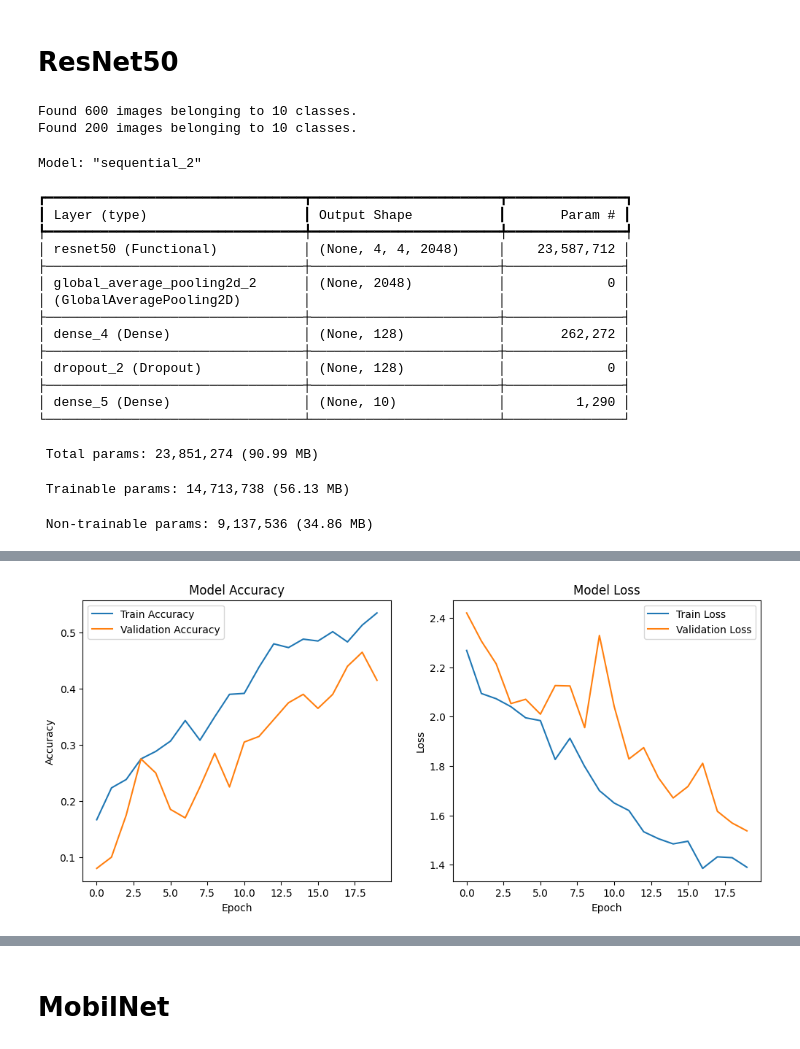
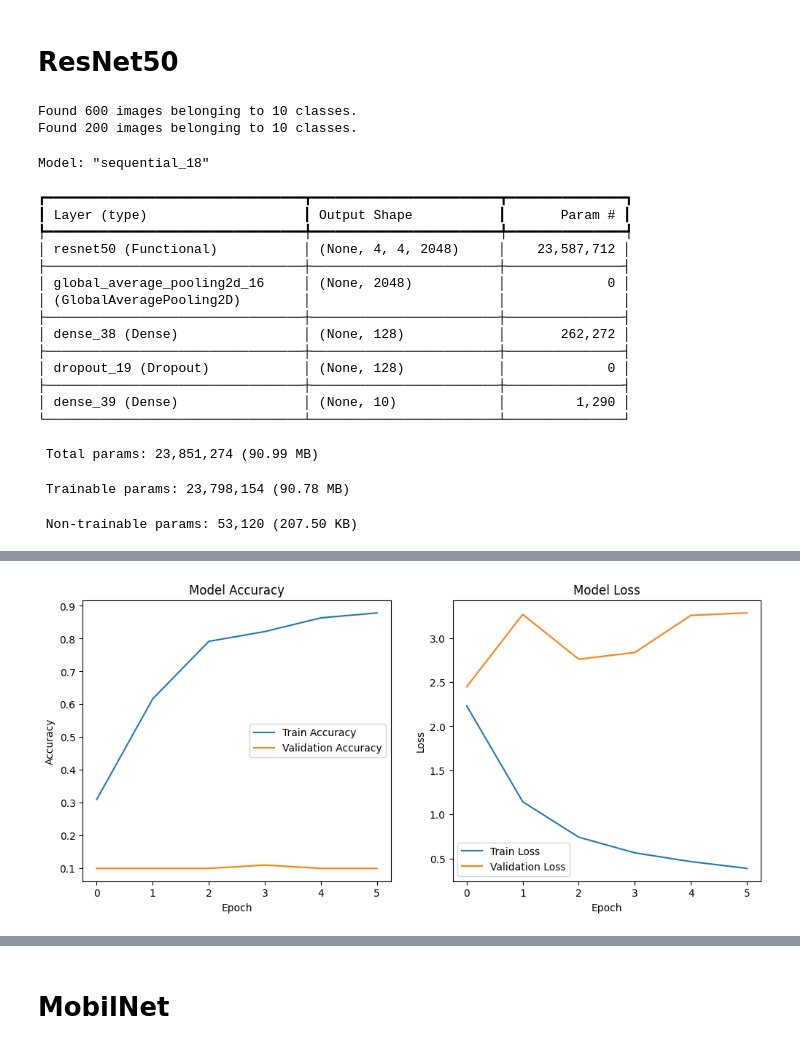
Before and after one commit to antoinedenovembre/deep_learning_IPSI3, a Jupyter notebook: main.ipynb, the cells around one changed output, grey strips where cells are left out. Cells and saved outputs as stored; diff of their text form; code cells hidden in the pictures.

```diff
--- a/main.ipynb
+++ b/main.ipynb
@@ -160,22 +161,19 @@ DATA_DIR = 'data/flowers/'
 TRAIN_DIR = DATA_DIR + 'train'
 TEST_DIR = DATA_DIR + 'test'
 
-train_datagenerator = ImageDataGenerator(
+datagenerator = ImageDataGenerator(
     rescale=1./255,
-    rotation_range=30,
-    width_shift_range=0.2,
-    height_shift_range=0.2,
-    shear_range=0.2,
-    zoom_range=0.2,
+    rotation_range=45,
+    width_shift_range=0.3,
+    height_shift_range=0.3,
+    shear_range=0.3,
+    zoom_range=0.3,
     horizontal_flip=True,
+    vertical_flip=True,
     fill_mode='nearest'
 )
 
-validation_datagenerator = ImageDataGenerator(
-    rescale=1./255
-)
-
-train_generator = train_datagenerator.flow_from_directory(
+train_generator = datagenerator.flow_from_directory(
     TRAIN_DIR,
     target_size=(128, 128),
     class_mode='categorical',
@@ -184,45 +182,43 @@ train_generator = train_datagenerator.flow_from_directory(
     color_mode='rgb'
 )
 
-validation_generator = validation_datagenerator.flow_from_directory(
+test_generator = datagenerator.flow_from_directory(
     TEST_DIR,
     target_size=(128, 128),
     class_mode='categorical',
-    batch_size=16,
-    shuffle=False,
     color_mode='rgb'
 )
 
 base_model = ResNet50(weights='imagenet', include_top=False, input_shape=(128, 128, 3))
 
-for layer in base_model.layers[:-30]:
-    layer.trainable = False
+for layer in base_model.layers[-10:]:
+    layer.trainable = True
 
 model = Sequential([
     base_model,
     GlobalAveragePooling2D(),
     Dense(128, activation='relu'),
-    Dropout(0.3),
+    Dropout(0.5),
     Dense(len(train_generator.class_indices), activation='softmax')
 ])
 
 model.compile(
-    optimizer=Adam(learning_rate=1e-6),
+    optimizer=Adam(learning_rate=0.0001),
     loss='categorical_crossentropy',
     metrics=['accuracy']
 )
 
 callbacks = [
     ReduceLROnPlateau(monitor='val_loss', factor=0.5, patience=2, verbose=1),
-    EarlyStopping(monitor='val_loss', patience=5, verbose=1, restore_best_weights=True)
+    EarlyStopping(monitor='val_loss', patience=5, verbose=1)
 ]
 
 model.summary()
 
 history = model.fit(
     train_generator,
-    epochs=50,
-    validation_data=validation_generator,
+    epochs=20,
+    validation_data=test_generator,
     callbacks=callbacks
 )
 
@@ -236,7 +232,6 @@ plt.xlabel('Epoch')
 plt.ylabel('Accuracy')
 plt.legend()
 
-# Loss
 plt.subplot(1, 2, 2)
 plt.plot(history.history['loss'], label='Train Loss')
 plt.plot(history.history['val_loss'], label='Validation Loss')
@@ -247,28 +242,28 @@ plt.legend()
 
 plt.show()
 
-loss, accuracy = model.evaluate(validation_generator)
+loss, accuracy = model.evaluate(test_generator)
 print(f"Test Loss: {loss:.4f}")
 print(f"Test Accuracy: {accuracy:.4f}")
 # %% [output]
 Found 600 images belonging to 10 classes.
 Found 200 images belonging to 10 classes.
-Model: "sequential_2"
+Model: "sequential_18"
 ┏━━━━━━━━━━━━━━━━━━━━━━━━━━━━━━━━━┳━━━━━━━━━━━━━━━━━━━━━━━━┳━━━━━━━━━━━━━━━┓
 ┃ Layer (type)                    ┃ Output Shape           ┃       Param # ┃
 ┡━━━━━━━━━━━━━━━━━━━━━━━━━━━━━━━━━╇━━━━━━━━━━━━━━━━━━━━━━━━╇━━━━━━━━━━━━━━━┩
 │ resnet50 (Functional)           │ (None, 4, 4, 2048)     │    23,587,712 │
 ├─────────────────────────────────┼────────────────────────┼───────────────┤
-│ global_average_pooling2d_2      │ (None, 2048)           │             0 │
+│ global_average_pooling2d_16     │ (None, 2048)           │             0 │
 │ (GlobalAveragePooling2D)        │                        │               │
 ├─────────────────────────────────┼────────────────────────┼───────────────┤
-│ dense_4 (Dense)                 │ (None, 128)            │       262,272 │
+│ dense_38 (Dense)                │ (None, 128)            │       262,272 │
 ├─────────────────────────────────┼────────────────────────┼───────────────┤
-│ dropout_2 (Dropout)             │ (None, 128)            │             0 │
+│ dropout_19 (Dropout)            │ (None, 128)            │             0 │
 ├─────────────────────────────────┼────────────────────────┼───────────────┤
-│ dense_5 (Dense)                 │ (None, 10)             │         1,290 │
+│ dense_39 (Dense)                │ (None, 10)             │         1,290 │
 └─────────────────────────────────┴────────────────────────┴───────────────┘
  Total params: 23,851,274 (90.99 MB)
- Trainable params: 14,713,738 (56.13 MB)
+ Trainable params: 23,798,154 (90.78 MB)
- Non-trainable params: 9,137,536 (34.86 MB)
+ Non-trainable params: 53,120 (207.50 KB)
 Epoch 1/20
@@ -274,0 +286 @@ Epoch 1/20
+[figure, new version]
@@ -292 +289,0 @@ Restoring model weights from the end of the best epoch: 20.
-[figure, old version]
```
Also changed, not shown: parts of 3 cells of this notebook.
